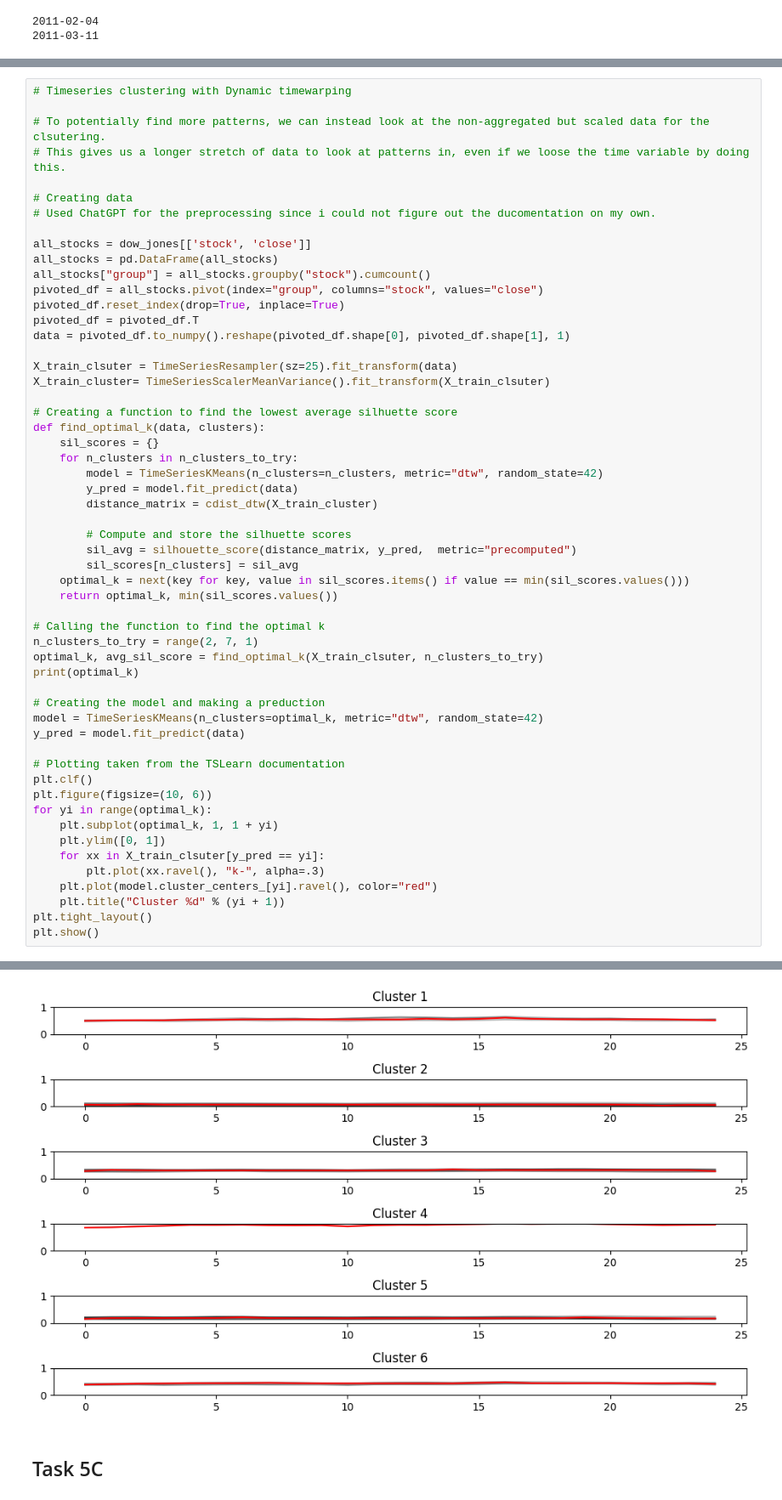
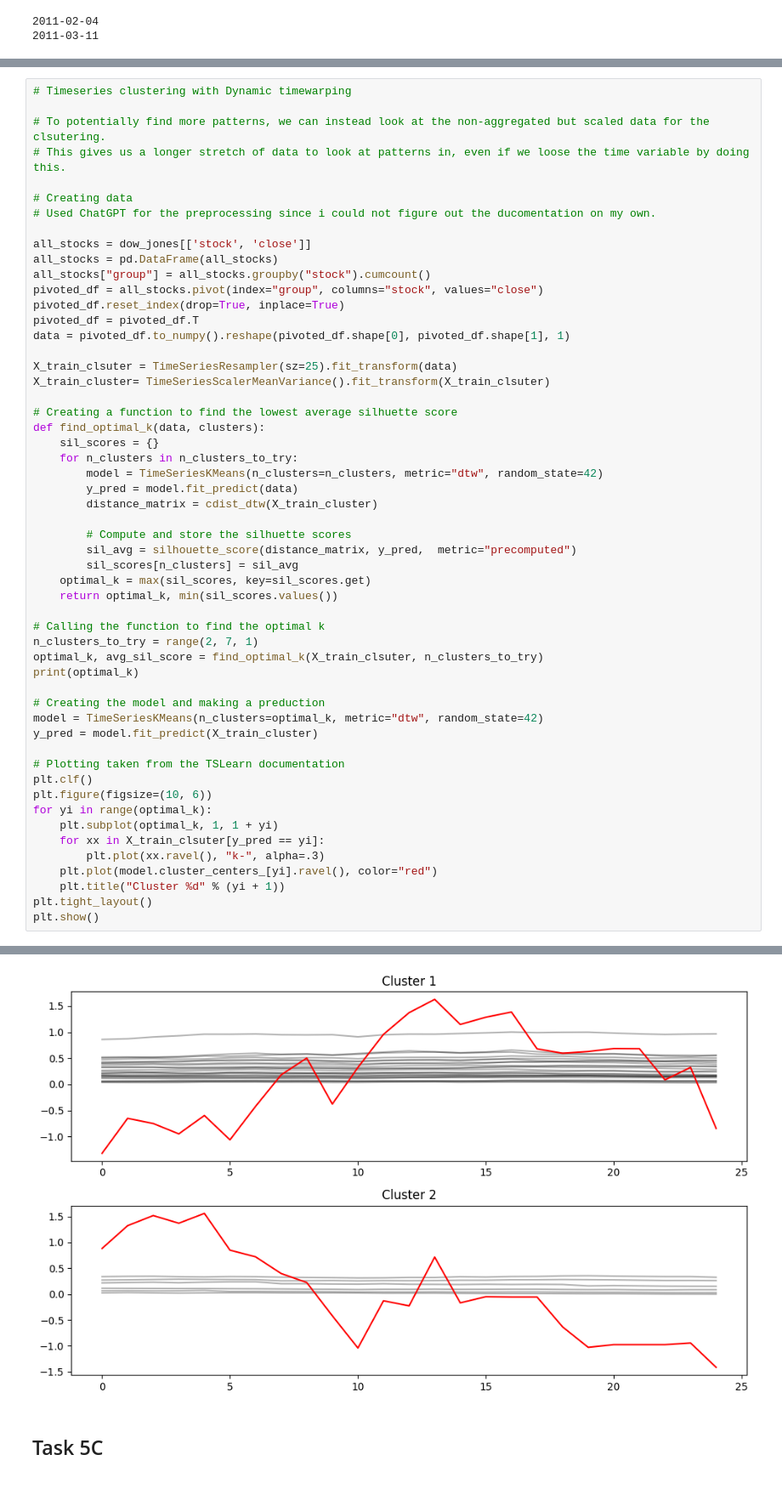
Before and after one commit to Victor-L-Almgren/Collaboration-Repo, a Jupyter notebook: Victor.ipynb, the cells around one changed output, grey strips where cells are left out. Shown at 85% size. Cells and saved outputs as stored; diff of their text form.

```diff
--- a/Victor.ipynb
+++ b/Victor.ipynb
@@ -265,7 +273,7 @@ def find_optimal_k(data, clusters):
         # Compute and store the silhuette scores
         sil_avg = silhouette_score(distance_matrix, y_pred,  metric="precomputed")
         sil_scores[n_clusters] = sil_avg
-    optimal_k = next(key for key, value in sil_scores.items() if value == min(sil_scores.values()))
+    optimal_k = max(sil_scores, key=sil_scores.get)
     return optimal_k, min(sil_scores.values())
 
 # Calling the function to find the optimal k
@@ -275,14 +283,13 @@ print(optimal_k)
 
 # Creating the model and making a preduction
 model = TimeSeriesKMeans(n_clusters=optimal_k, metric="dtw", random_state=42)
-y_pred = model.fit_predict(data)
+y_pred = model.fit_predict(X_train_cluster)
 
 # Plotting taken from the TSLearn documentation
 plt.clf()
 plt.figure(figsize=(10, 6))
 for yi in range(optimal_k):
     plt.subplot(optimal_k, 1, 1 + yi)
-    plt.ylim([0, 1])
     for xx in X_train_clsuter[y_pred == yi]:
         plt.plot(xx.ravel(), "k-", alpha=.3)
     plt.plot(model.cluster_centers_[yi].ravel(), color="red")
@@ -294,5 +301,5 @@ plt.show()
 <Figure size 640x480 with 0 Axes>
-[figure, old version]
+[figure, new version]
 # %% [markdown]
 ## Task 5C
 # %%
```
Also changed, not shown: parts of 4 cells of this notebook, 2 other files.
